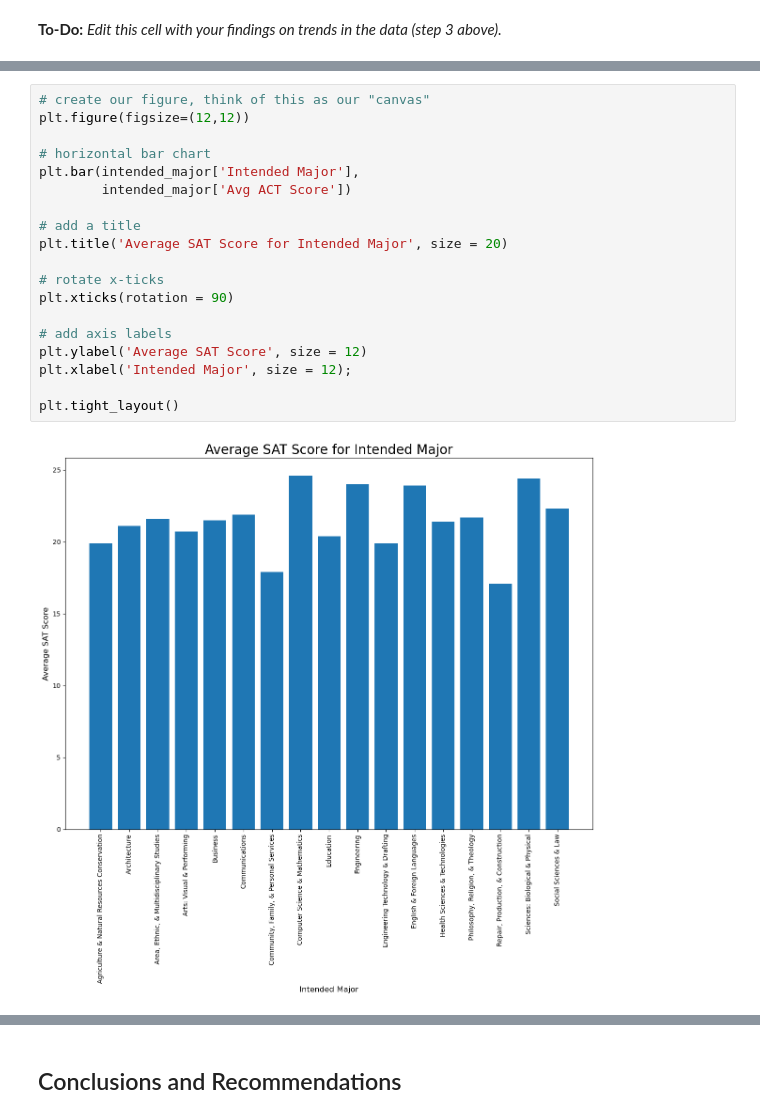
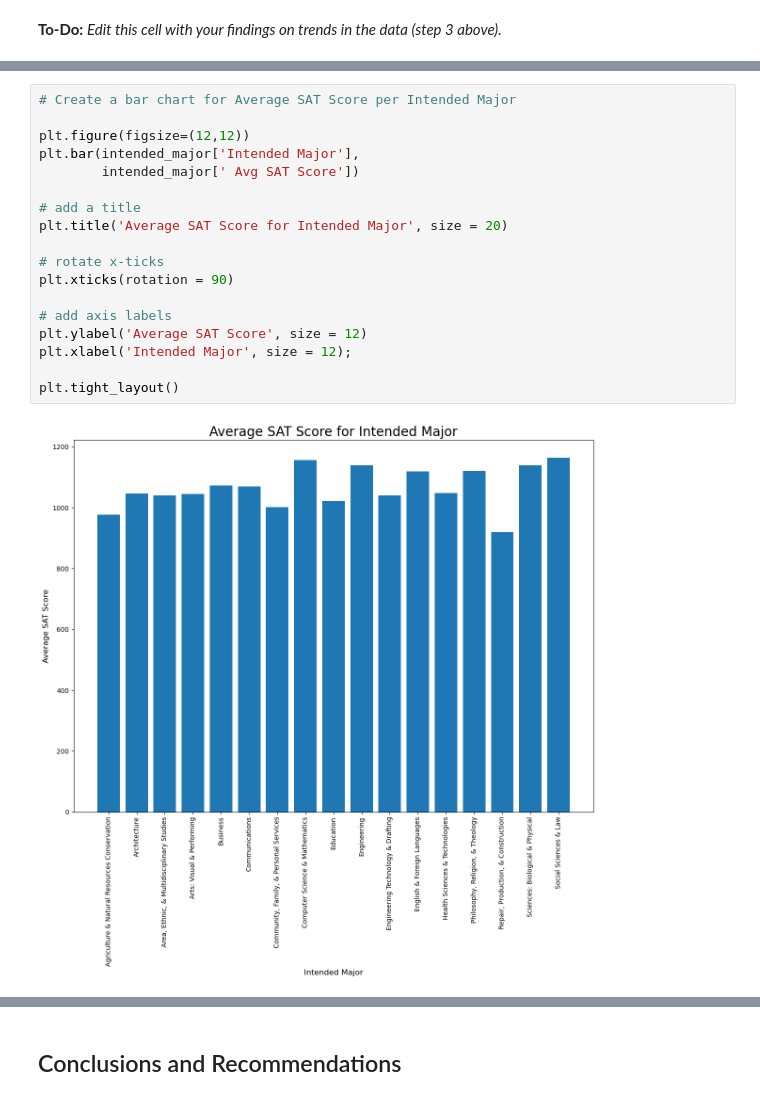
Before and after one commit to jlu7922/Standardized-Test-Analysis, a Jupyter notebook: code/starter-code-Jason.ipynb, the cells around one changed output, grey strips where cells are left out. Drawn from its saved outputs; the diff is of its cells as text.

```diff
--- a/code/starter-code-Jason.ipynb
+++ b/code/starter-code-Jason.ipynb
@@ -653,22 +673,21 @@ Here are some prompts to get you started with visualizations. Feel free to add a
 # %%
-# create our figure, think of this as our "canvas"
+# Create a bar chart for Average SAT Score per Intended Major
+
 plt.figure(figsize=(12,12))
-
-# horizontal bar chart
 plt.bar(intended_major['Intended Major'],
-        intended_major['Avg ACT Score'])
+        intended_major[' Avg SAT Score'])
 
 # add a title
 plt.title('Average SAT Score for Intended Major', size = 20)
 
 # rotate x-ticks
 plt.xticks(rotation = 90)
 
 # add axis labels
 plt.ylabel('Average SAT Score', size = 12)
 plt.xlabel('Intended Major', size = 12);
 
 plt.tight_layout()
 # %% [output]
-[figure, old version]
+[figure, new version]
 # %%
```
Also changed, not shown: parts of 15 cells of this notebook.
